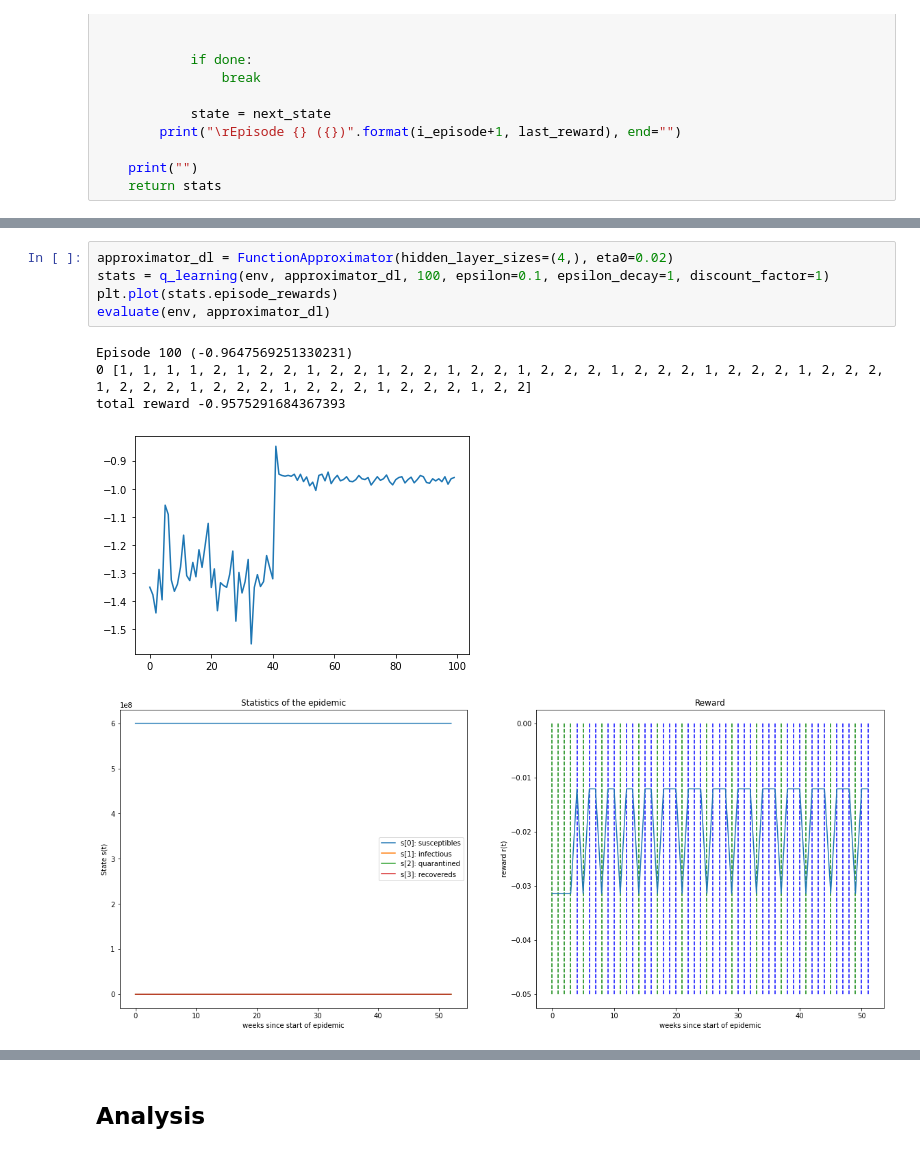
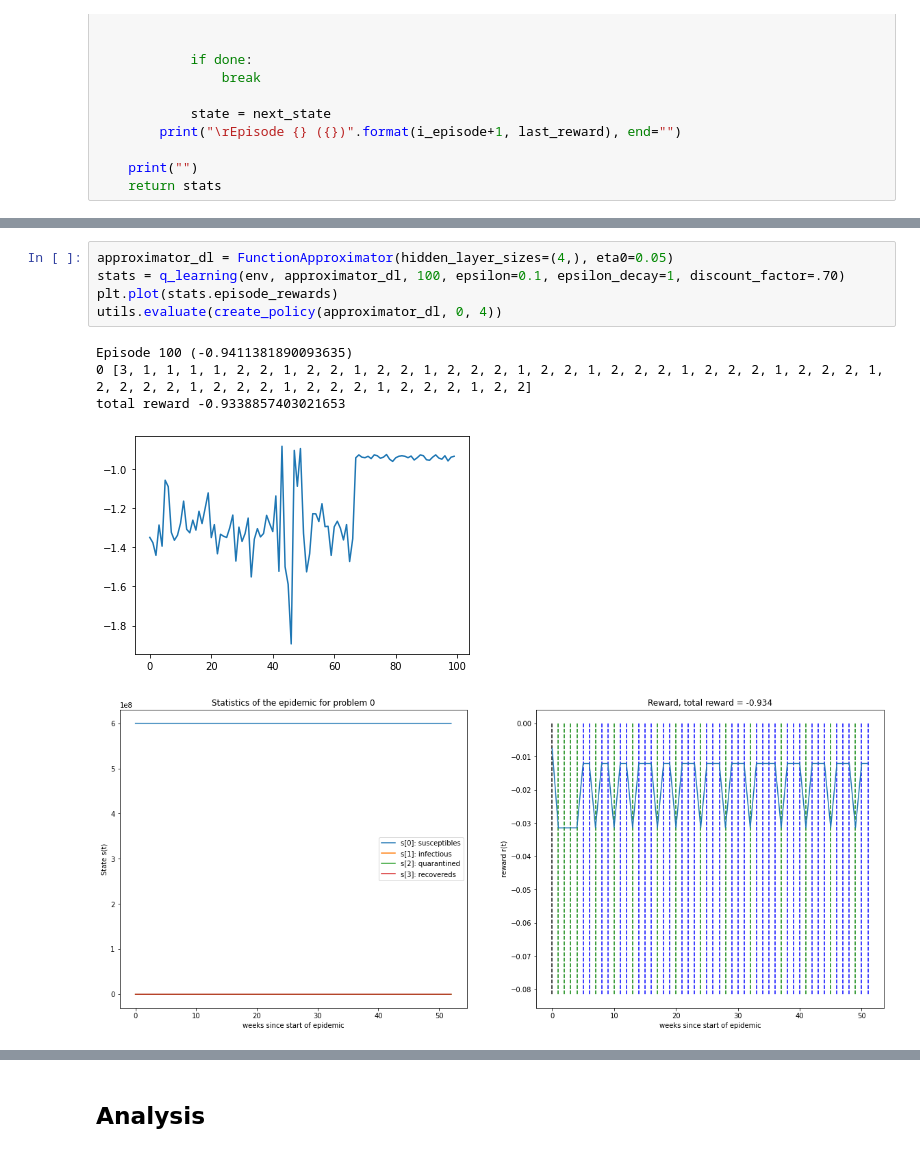
Before and after one commit to erolm-a/ai-coursework-2020, a Jupyter notebook: notebooks/run_qlearning_dl.ipynb, the cells around one changed output, grey strips where cells are left out. Saved outputs shown, nothing was run; the diff lists cells and outputs as text.

```diff
--- a/notebooks/run_qlearning_dl.ipynb
+++ b/notebooks/run_qlearning_dl.ipynb
@@ -228,11 +213,11 @@ total reward -0.9768414923970146
 # %%
-approximator_dl = FunctionApproximator(hidden_layer_sizes=(4,), eta0=0.02)
-stats = q_learning(env, approximator_dl, 100, epsilon=0.1, epsilon_decay=1, discount_factor=1)
+approximator_dl = FunctionApproximator(hidden_layer_sizes=(4,), eta0=0.05)
+stats = q_learning(env, approximator_dl, 100, epsilon=0.1, epsilon_decay=1, discount_factor=.70)
 plt.plot(stats.episode_rewards)
-evaluate(env, approximator_dl)
+utils.evaluate(create_policy(approximator_dl, 0, 4))
 # %% [output]
-Episode 100 (-0.9647569251330231)
-0 [1, 1, 1, 1, 2, 1, 2, 2, 1, 2, 2, 1, 2, 2, 1, 2, 2, 1, 2, 2, 2, 1, 2, 2, 2, 1, 2, 2, 2, 1, 2, 2, 2, 1, 2, 2, 2, 1, 2, 2, 2, 1, 2, 2, 2, 1, 2, 2, 2, 1, 2, 2]
-total reward -0.9575291684367393
+Episode 100 (-0.9411381890093635)
+0 [3, 1, 1, 1, 1, 2, 2, 1, 2, 2, 1, 2, 2, 1, 2, 2, 2, 1, 2, 2, 1, 2, 2, 2, 1, 2, 2, 2, 1, 2, 2, 2, 1, 2, 2, 2, 2, 1, 2, 2, 2, 1, 2, 2, 2, 1, 2, 2, 2, 1, 2, 2]
+total reward -0.9338857403021653
-[figure, old version]
+[figure, new version]
-[figure, old version]
+[figure, new version]
```
Also changed, not shown: parts of 11 cells of this notebook.
